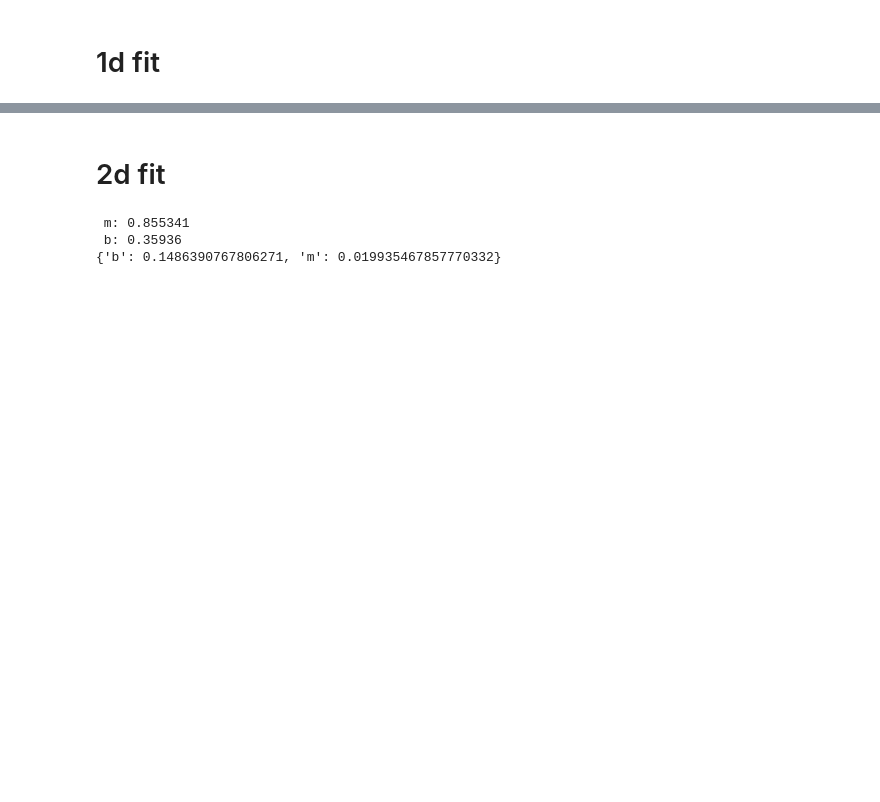
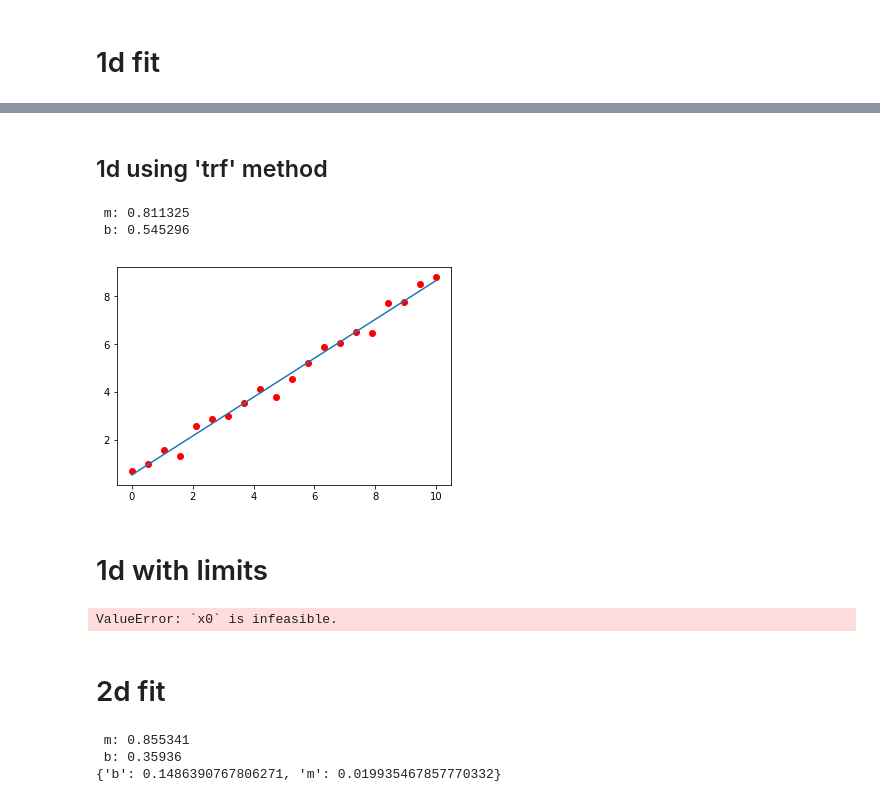
Before and after one commit to cdoolin/fitit, a Jupyter notebook: test_fitit.ipynb, the cells around one changed output, grey strips where cells are left out. Cells and saved outputs as stored; diff of their text form; code cells hidden in the pictures; blank space fills up the shorter version.

Commit message:
bounds support

```diff
--- a/test_fitit.ipynb
+++ b/test_fitit.ipynb
@@ -40,3 +42,53 @@ plot(xs, fitfunc(xs, popt))
+# %% [markdown]
+## 1d using 'trf' method
+# %%
+reload(fitit)
+p0 = fitit.Params('m b')
+p0.m = 1.
+p0.b = 1.
+
+def fitfunc(x, p):
+    return p.m * x + p.b
+
+popt = fitit.fit(fitfunc, xs, ys1, p0, method='trf')
+
+figure()
+plot(xs, ys1, 'ro')
+plot(xs, fitfunc(xs, popt))
+popt
+# %% [output]
+ m: 0.811325
+ b: 0.545296
+[figure, added]
+# %% [markdown]
+# 1d with limits
+# %%
+reload(fitit)
+p0 = fitit.Params('m b')
+p0.m = .5.
+p0.b = 1.
+
+pub = fitit.Params(like=p0)
+pub.m = 0.7
+pub.b = inf
+
+
+plb = fitit.Params(like=p0)
+plb.m = -inf
+plb.b = -inf
+
+def fitfunc(x, p):
+    return p.m * x + p.b
+
+popt = fitit.fit(fitfunc, xs, ys1, p0, bounds=(plb, pub), method='trf')
+
+figure()
+plot(xs, ys1, 'ro')
+plot(xs, fitfunc(xs, popt))
+
+popt
+# %% [output]
+ValueError: `x0` is infeasible.
 # %% [markdown]
 # 2d fit
 # %%
```
Also changed, not shown: parts of 4 cells of this notebook, 1 other file.
